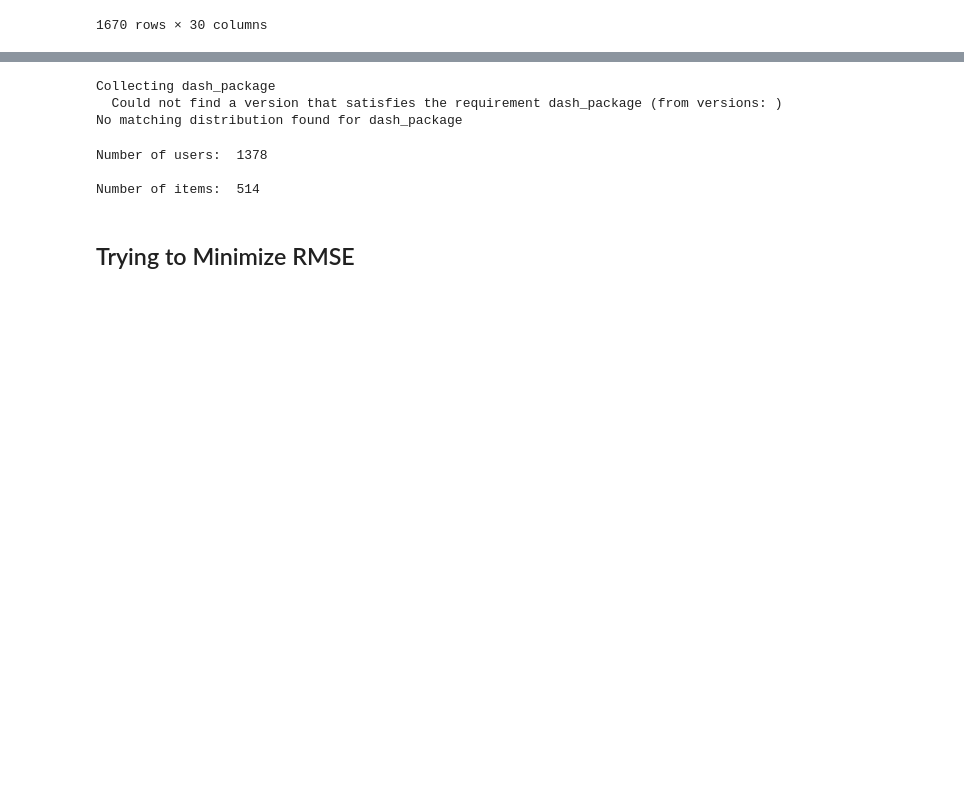
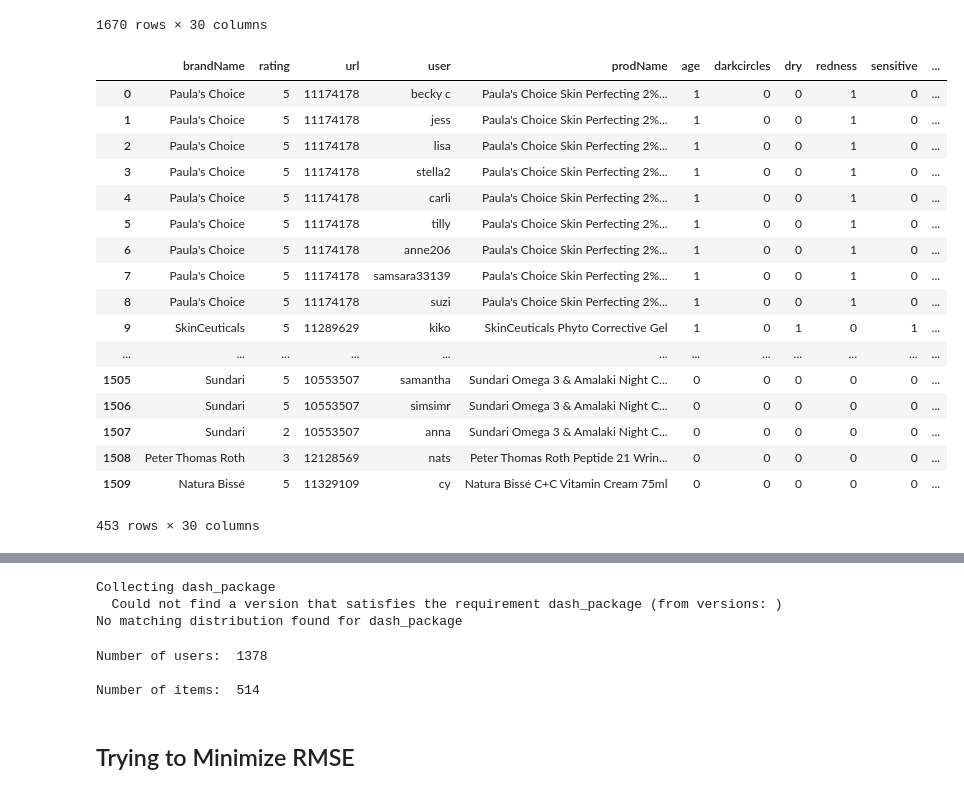
Before and after one commit to mackenziemitchell6/SkinCareRoutine, a Jupyter notebook: _StartingRecommender-FIN.ipynb, the cells around one changed output, grey strips where cells are left out. Saved outputs shown, nothing was run; the diff lists cells and outputs as text; code cells hidden in the pictures; blank space fills up the shorter version.

```diff
--- a/_StartingRecommender-FIN.ipynb
+++ b/_StartingRecommender-FIN.ipynb
@@ -81,3 +105,26 @@ rec
 | 1668 | Paula's Choice | 4 | 11174172 | siri | Paula's Choice Skin Recovery Dail... | 0 | 0 | 0 | 1 | 0 | ... |
 | 1669 | Paula's Choice | 5 | 11174191 | ddn | Paula's Choice Skin Recovery Supe... | 0 | 0 | 0 | 1 | 0 | ... |
 1670 rows × 30 columns
+# %%
+test=rec[rec['normal']==1]
+# %%
+test
+# %% [output]
+|  | brandName | rating | url | user | prodName | age | darkcircles | dry | redness | sensitive | ... |
+| 0 | Paula's Choice | 5 | 11174178 | becky c | Paula's Choice Skin Perfecting 2%... | 1 | 0 | 0 | 1 | 0 | ... |
+| 1 | Paula's Choice | 5 | 11174178 | jess | Paula's Choice Skin Perfecting 2%... | 1 | 0 | 0 | 1 | 0 | ... |
+| 2 | Paula's Choice | 5 | 11174178 | lisa | Paula's Choice Skin Perfecting 2%... | 1 | 0 | 0 | 1 | 0 | ... |
+| 3 | Paula's Choice | 5 | 11174178 | stella2 | Paula's Choice Skin Perfecting 2%... | 1 | 0 | 0 | 1 | 0 | ... |
+| 4 | Paula's Choice | 5 | 11174178 | carli | Paula's Choice Skin Perfecting 2%... | 1 | 0 | 0 | 1 | 0 | ... |
+| 5 | Paula's Choice | 5 | 11174178 | tilly | Paula's Choice Skin Perfecting 2%... | 1 | 0 | 0 | 1 | 0 | ... |
+| 6 | Paula's Choice | 5 | 11174178 | anne206 | Paula's Choice Skin Perfecting 2%... | 1 | 0 | 0 | 1 | 0 | ... |
+| 7 | Paula's Choice | 5 | 11174178 | samsara33139 | Paula's Choice Skin Perfecting 2%... | 1 | 0 | 0 | 1 | 0 | ... |
+| 8 | Paula's Choice | 5 | 11174178 | suzi | Paula's Choice Skin Perfecting 2%... | 1 | 0 | 0 | 1 | 0 | ... |
+| 9 | SkinCeuticals | 5 | 11289629 | kiko | SkinCeuticals Phyto Corrective Gel | 1 | 0 | 1 | 0 | 1 | ... |
+| ... | ... | ... | ... | ... | ... | ... | ... | ... | ... | ... | ... |
+| 1505 | Sundari | 5 | 10553507 | samantha | Sundari Omega 3 & Amalaki Night C... | 0 | 0 | 0 | 0 | 0 | ... |
+| 1506 | Sundari | 5 | 10553507 | simsimr | Sundari Omega 3 & Amalaki Night C... | 0 | 0 | 0 | 0 | 0 | ... |
+| 1507 | Sundari | 2 | 10553507 | anna | Sundari Omega 3 & Amalaki Night C... | 0 | 0 | 0 | 0 | 0 | ... |
+| 1508 | Peter Thomas Roth | 3 | 12128569 | nats | Peter Thomas Roth Peptide 21 Wrin... | 0 | 0 | 0 | 0 | 0 | ... |
+| 1509 | Natura Bissé | 5 | 11329109 | cy | Natura Bissé C+C Vitamin Cream 75ml | 0 | 0 | 0 | 0 | 0 | ... |
+453 rows × 30 columns
```
Also changed, not shown: parts of 14 cells of this notebook, 37 other files.
